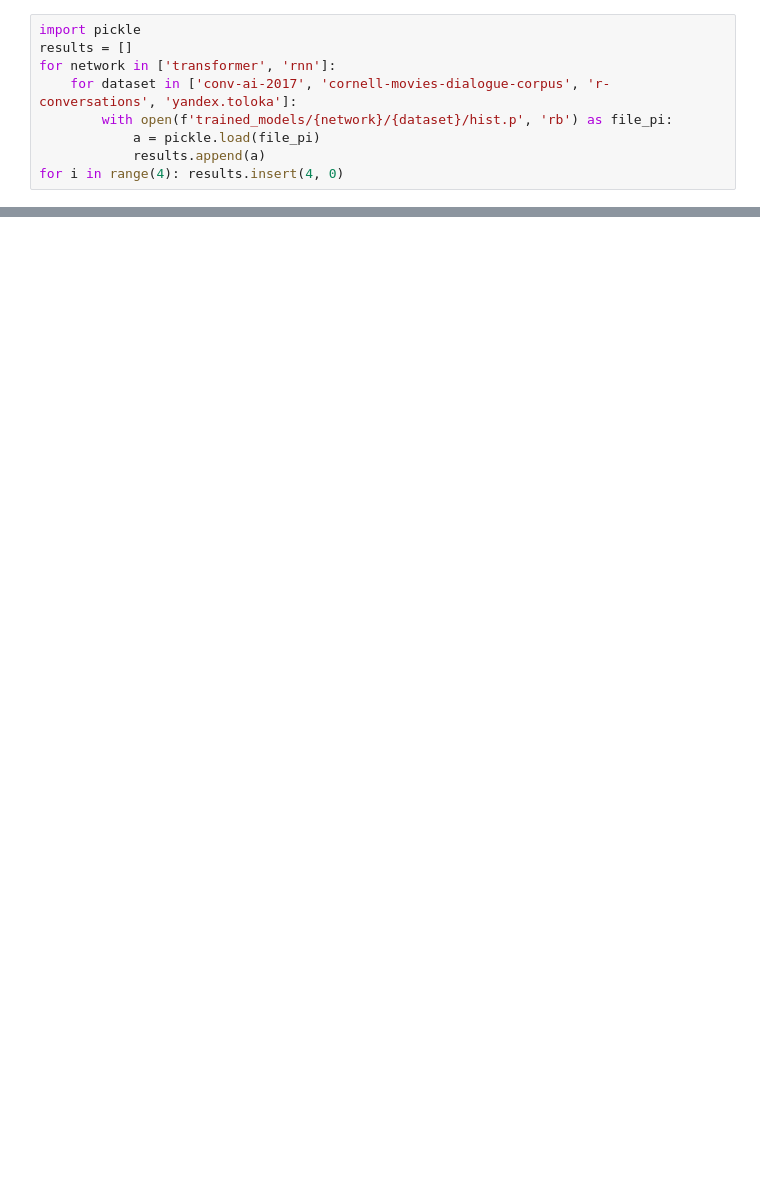
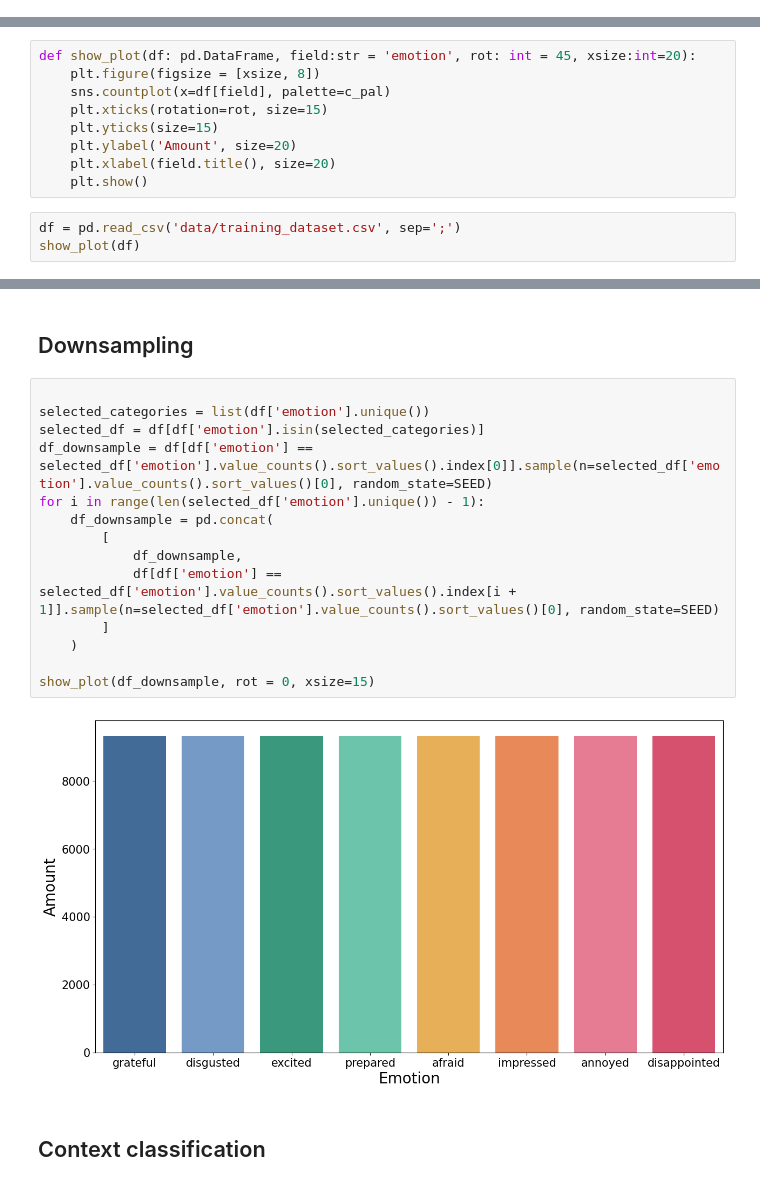
Before and after one commit to zer0deck/transformer_chatbot, a Jupyter notebook: results.ipynb, the cells around one changed output, grey strips where cells are left out. Drawn from its saved outputs; the diff is of its cells as text; blank space fills up the shorter version.

```diff
--- a/results.ipynb
+++ b/results.ipynb
@@ -512,9 +0,0 @@ This sections contains model-to-model comparison plotting by each metric
-# %%
-import pickle
-results = []
-for network in ['transformer', 'rnn']:
-    for dataset in ['conv-ai-2017', 'cornell-movies-dialogue-corpus', 'r-conversations', 'yandex.toloka']:
-        with open(f'trained_models/{network}/{dataset}/hist.p', 'rb') as file_pi:
-            a = pickle.load(file_pi)
-            results.append(a)
-for i in range(4): results.insert(4, 0)
@@ -624,0 +28,12 @@ plot_metric(results, '_count_f1', 'epoch')
+# %%
+def show_plot(df: pd.DataFrame, field:str = 'emotion', rot: int = 45, xsize:int=20):
+    plt.figure(figsize = [xsize, 8])
+    sns.countplot(x=df[field], palette=c_pal)
+    plt.xticks(rotation=rot, size=15)
+    plt.yticks(size=15)
+    plt.ylabel('Amount', size=20)
+    plt.xlabel(field.title(), size=20)
+    plt.show()
+# %%
+df = pd.read_csv('data/training_dataset.csv', sep=';')
+show_plot(df)
@@ -624,0 +79,20 @@ plot_metric(results, '_count_f1', 'epoch')
+# %% [markdown]
+## Downsampling
+# %%
+
+selected_categories = list(df['emotion'].unique())
+selected_df = df[df['emotion'].isin(selected_categories)]
+df_downsample = df[df['emotion'] == selected_df['emotion'].value_counts().sort_values().index[0]].sample(n=selected_df['emotion'].value_counts().sort_values()[0], random_state=SEED)
+for i in range(len(selected_df['emotion'].unique()) - 1):
+    df_downsample = pd.concat(
+        [
+            df_downsample,
+            df[df['emotion'] == selected_df['emotion'].value_counts().sort_values().index[i + 1]].sample(n=selected_df['emotion'].value_counts().sort_values()[0], random_state=SEED)
+        ]
+    )
+
+show_plot(df_downsample, rot = 0, xsize=15)
+# %% [output]
+[figure, added]
+# %% [markdown]
+## Context classification
```
Also changed, not shown: parts of 67 cells of this notebook, 1 other file.
